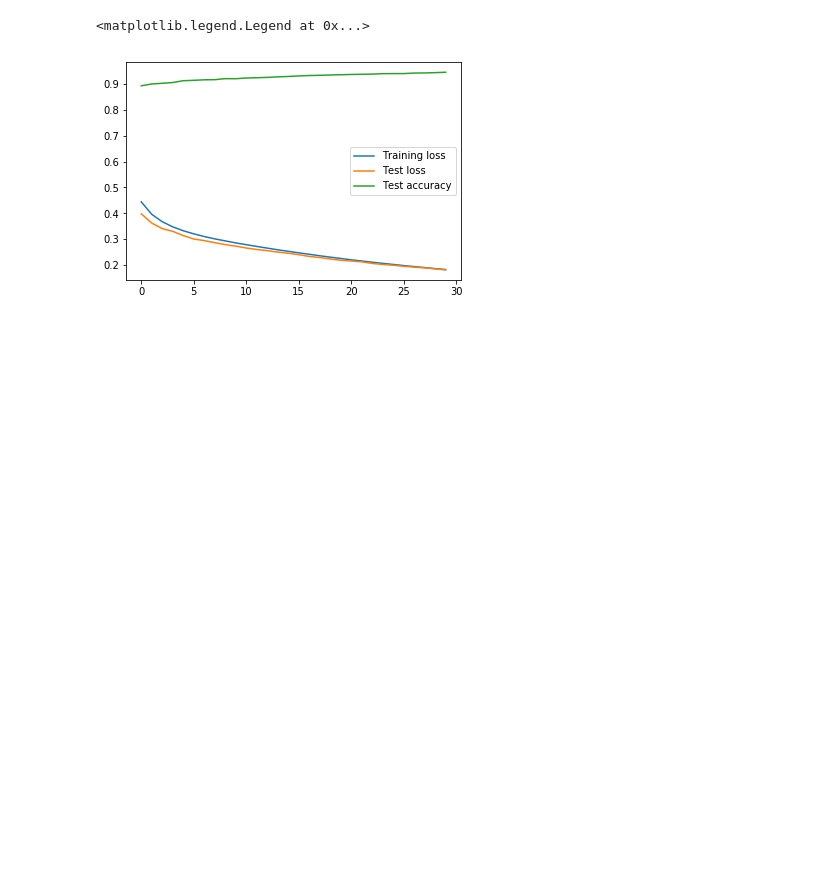
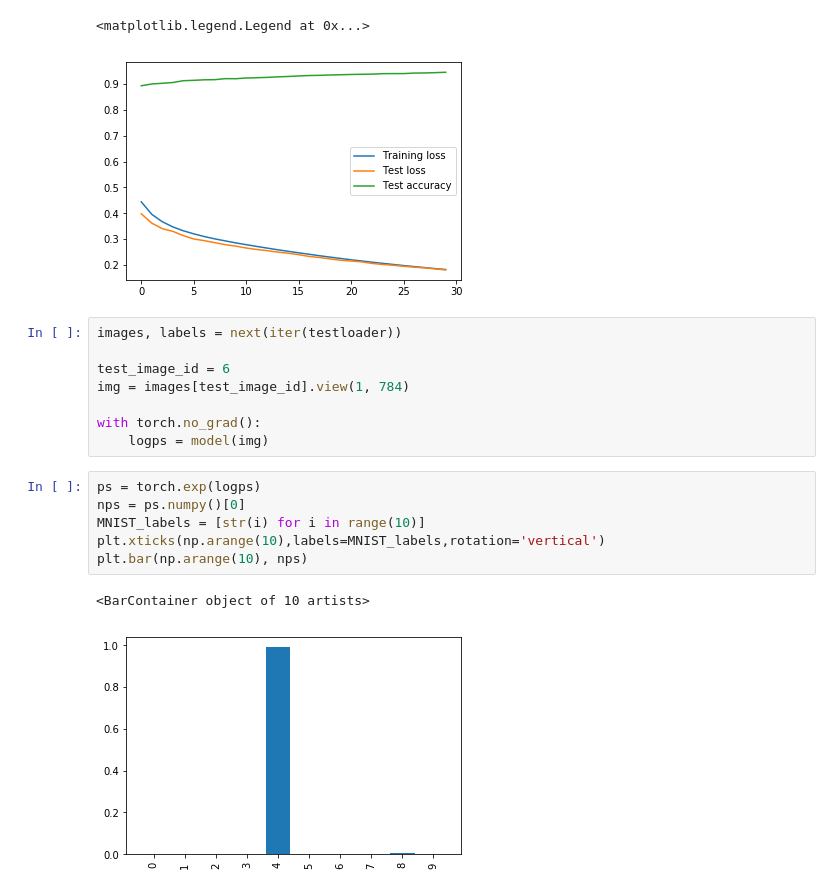
Before and after one commit to alimoezzi/deepLearningRecipes, a Jupyter notebook: mnist_pytorch.ipynb, the cells around one changed output. Drawn from its saved outputs; the diff is of its cells as text; blank space fills up the shorter version.

Commit message:
🚸 Visualize the model result by ploting the image and output layer

```diff
--- a/mnist_pytorch.ipynb
+++ b/mnist_pytorch.ipynb
@@ -150,3 +150,20 @@ plt.legend()
 # %% [output]
 <matplotlib.legend.Legend at 0x...>
 [figure]
+# %%
+images, labels = next(iter(testloader))
+
+test_image_id = 6
+img = images[test_image_id].view(1, 784)
+
+with torch.no_grad():
+    logps = model(img)
+# %%
+ps = torch.exp(logps)
+nps = ps.numpy()[0]
+MNIST_labels = [str(i) for i in range(10)]
+plt.xticks(np.arange(10),labels=MNIST_labels,rotation='vertical')
+plt.bar(np.arange(10), nps)
+# %% [output]
+<BarContainer object of 10 artists>
+[figure, added]
```
Also changed, not shown: parts of 1 cell of this notebook.
